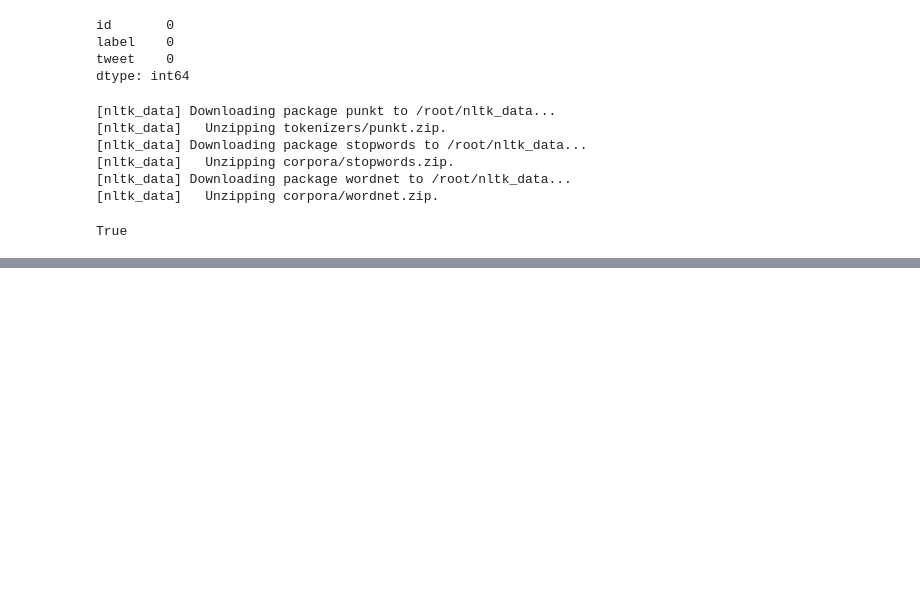
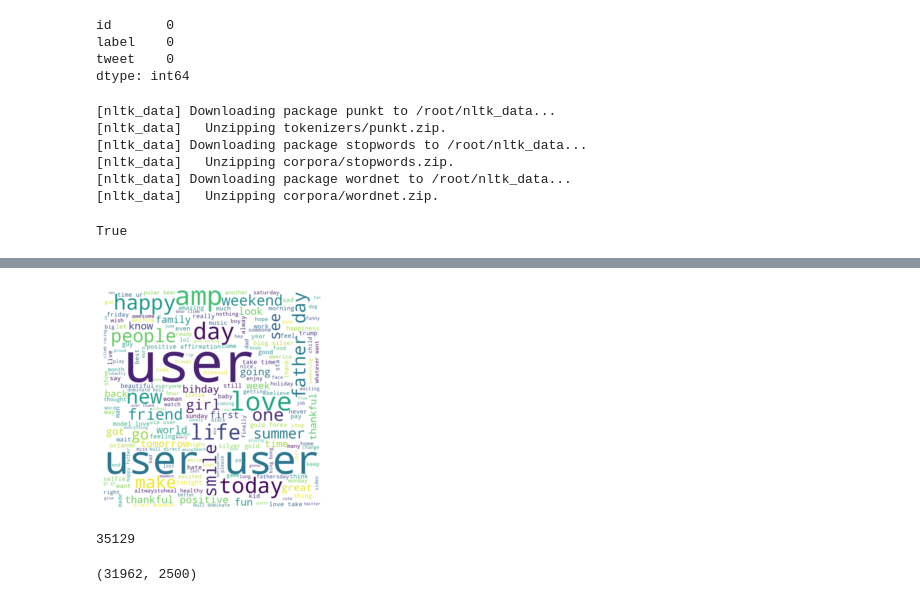
Before and after one commit to Chetan-Sagathiya/Twitter_Sentiment_Analysis, a Jupyter notebook: Sentiment_analysis.ipynb, the cells around one changed output, grey strips where cells are left out. Cells and saved outputs as stored; diff of their text form; code cells hidden in the pictures; blank space fills up the shorter version.

```diff
--- a/Sentiment_analysis.ipynb
+++ b/Sentiment_analysis.ipynb
@@ -102,3 +72,0 @@ cleaned_tweets
-# %%
-data = pd.concat([data, cleaned_tweets], axis=1)
-data.head()
@@ -116,3 +72,0 @@ def get_vec(tweet):
-# %%
-data['vector'] = data['cleaned_tweets'].apply(lambda x: get_vec(x))
-data.head()
@@ -335,0 +73,4 @@ with open(file_name_pkl, 'wb') as file:
+# %%
+cleaned_tweets = clean_tweets(data['tweet'])
+cleaned_tweet = pd.DataFrame(cleaned_tweets, columns = ['cleaned_tweets'])
+cleaned_tweet
@@ -335,0 +91,3 @@ with open(file_name_pkl, 'wb') as file:
+# %%
+data = pd.concat([data, cleaned_tweet], axis=1)
+data.head()
@@ -335,0 +101,12 @@ with open(file_name_pkl, 'wb') as file:
+# %%
+# Import package
+from wordcloud import WordCloud, STOPWORDS
+# Generate word cloud
+words = ' '.join([tweets for tweets in data['cleaned_tweets']])
+wordcloud = WordCloud(width = 1000, height = 1000, random_state=1, background_color='white', ).generate(words)
+# Plot
+plt.imshow(wordcloud, interpolation='bilinear')
+plt.axis("off")
+plt.show()
+# %% [output]
+[figure, added]
@@ -335,0 +115,7 @@ with open(file_name_pkl, 'wb') as file:
+# %%
+from collections import Counter
+word_count = Counter(words)
+word_count.most_common()
+len(word_count)
+# %% [output]
+35129
@@ -335,0 +126,4 @@ with open(file_name_pkl, 'wb') as file:
+# %%
+X.shape
+# %% [output]
+(31962, 2500)
```
Also changed, not shown: parts of 80 cells of this notebook.
